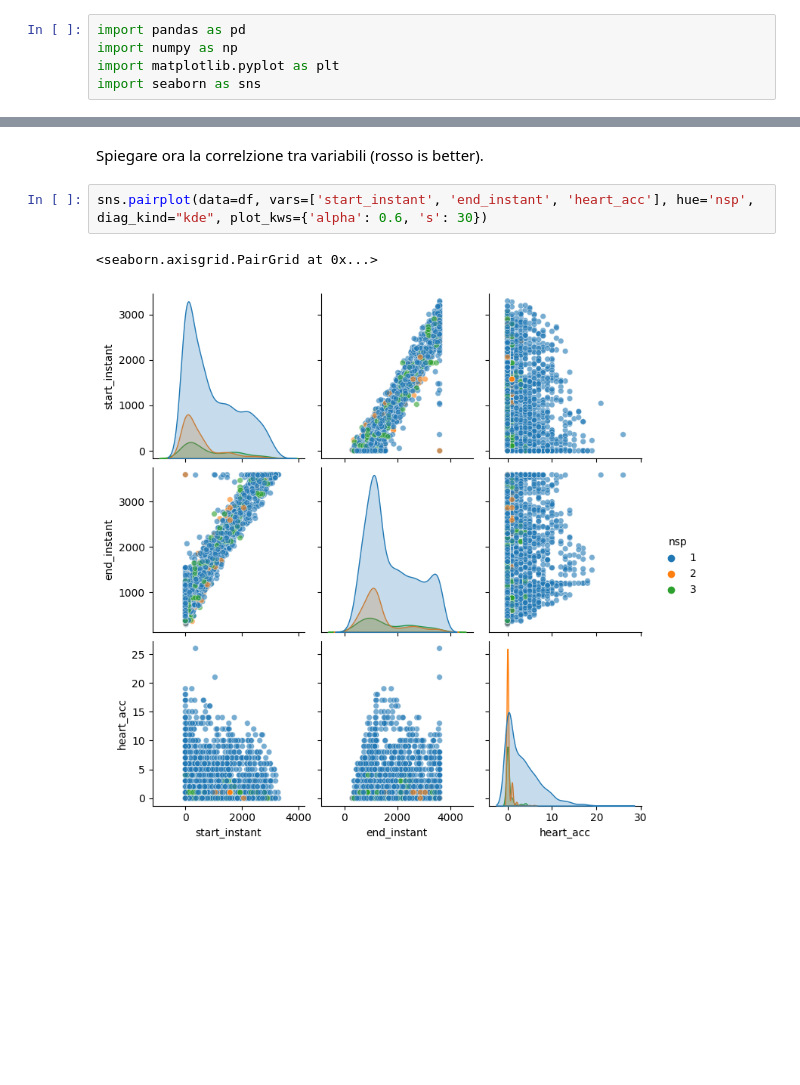
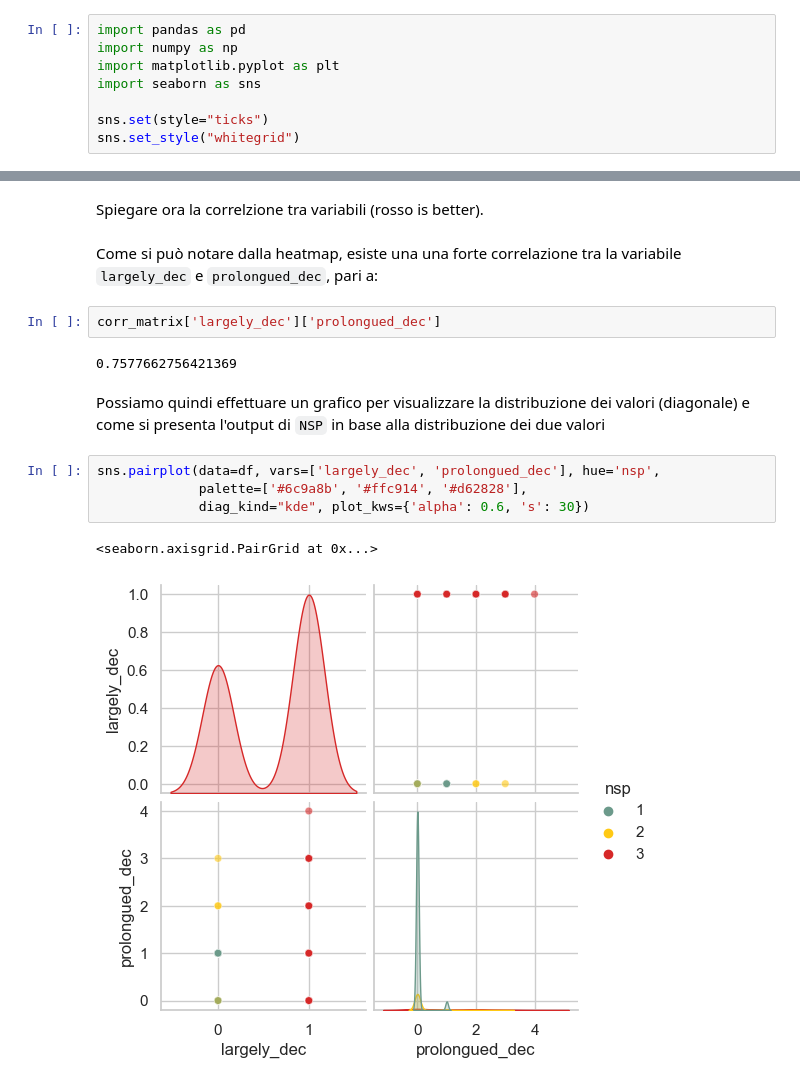
Before and after one commit to S-furi/CardioML, a Jupyter notebook: notebooks/cardio_ml.ipynb, the cells around one changed output, grey strips where cells are left out. Drawn from its saved outputs; the diff is of its cells as text; blank space fills up the shorter version.

```diff
--- a/notebooks/cardio_ml.ipynb
+++ b/notebooks/cardio_ml.ipynb
@@ -12,6 +12,9 @@ import pandas as pd
 import numpy as np
 import matplotlib.pyplot as plt
 import seaborn as sns
+
+sns.set(style="ticks")
+sns.set_style("whitegrid")
 # %% [markdown]
 ## Creazione del DataFrame
 # %% [markdown]
@@ -226,8 +229,18 @@ Una *correlazione positiva* tra queste due variabili suggerisce che una maggiore
 D'altra parte, una *correlazione negativa* indica che una maggiore *"variance"* è associata a una minore *"mean_short_variability"*. Ciò potrebbe indicare che le fluttuazioni nella frequenza cardiaca fetale sono meno variabili e presentano una minore dispersione intorno alla media durante il breve periodo di analisi.
 # %% [markdown]
 Spiegare ora la correlzione tra variabili (rosso is better).
+# %% [markdown]
+Come si può notare dalla heatmap, esiste una una forte correlazione tra la variabile `largely_dec` e `prolongued_dec`, pari a:
+# %%
+corr_matrix['largely_dec']['prolongued_dec']
+# %% [output]
+0.7577662756421369
+# %% [markdown]
+Possiamo quindi effettuare un grafico per visualizzare la distribuzione dei valori (diagonale) e come si presenta l'output di `NSP` in base alla distribuzione dei due valori
 # %%
-sns.pairplot(data=df, vars=['start_instant', 'end_instant', 'heart_acc'], hue='nsp', diag_kind="kde", plot_kws={'alpha': 0.6, 's': 30})
+sns.pairplot(data=df, vars=['largely_dec', 'prolongued_dec'], hue='nsp',
+             palette=['#6c9a8b', '#ffc914', '#d62828'],
+             diag_kind="kde", plot_kws={'alpha': 0.6, 's': 30})
 # %% [output]
 <seaborn.axisgrid.PairGrid at 0x...>
-[figure, old version]
+[figure, new version]
```
